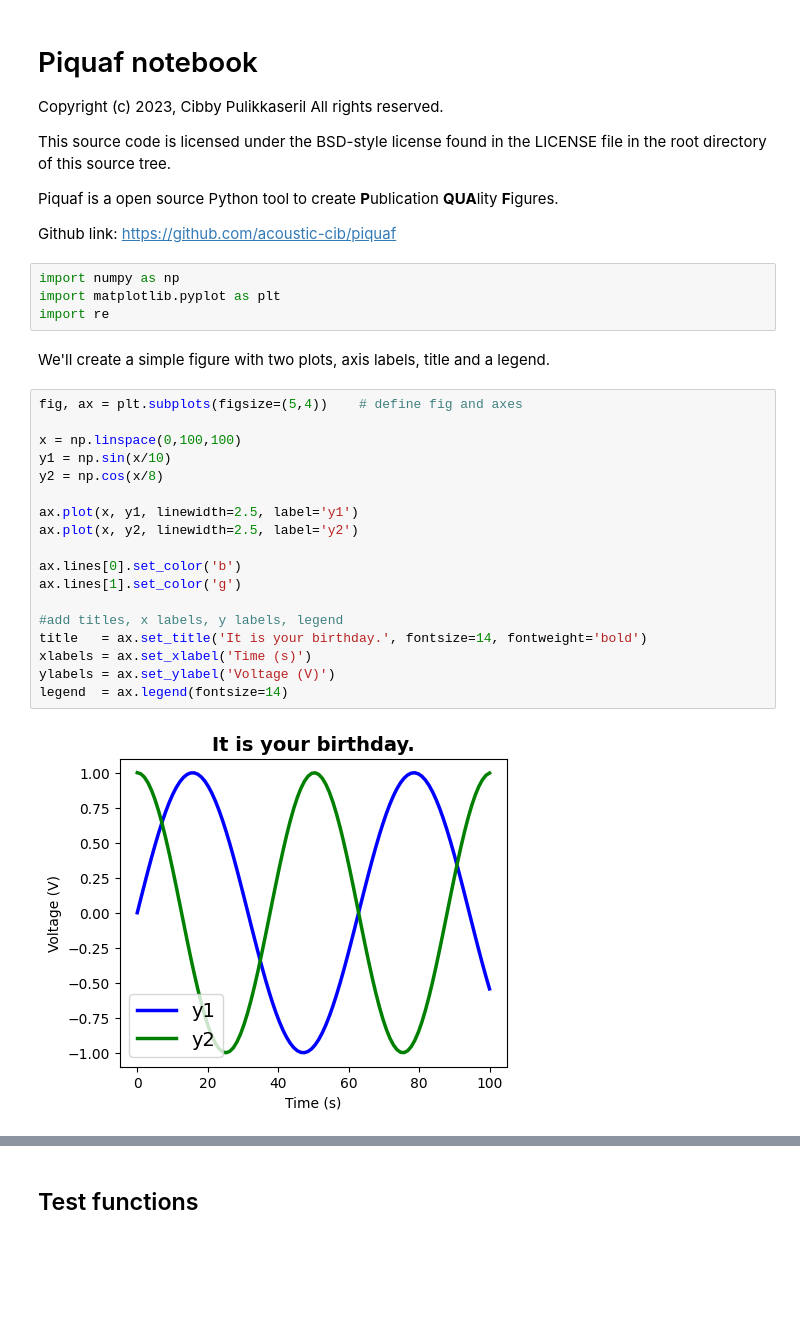
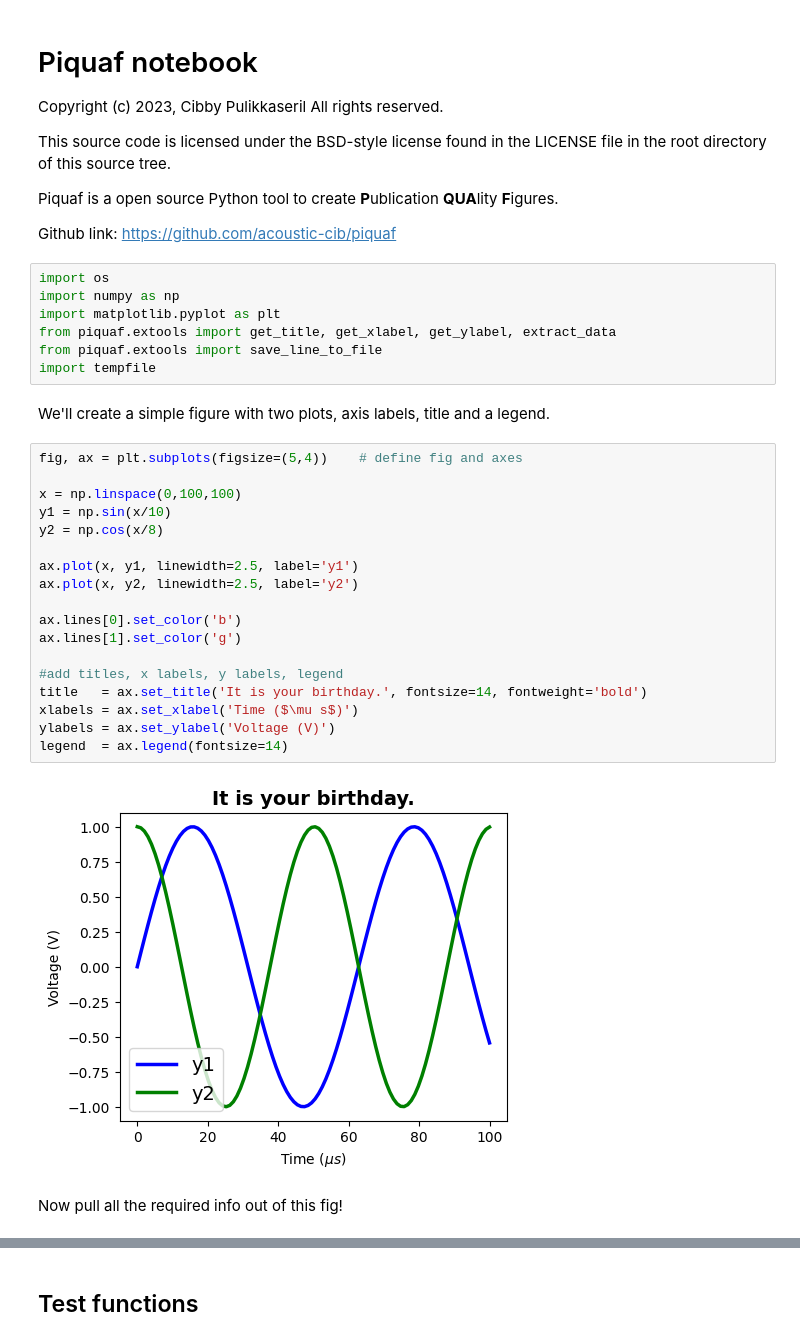
Before and after one commit to acoustic-cib/piquaf, a Jupyter notebook: Notebook_piquaf.ipynb, the cells around one changed output, grey strips where cells are left out. Cells and saved outputs as stored; diff of their text form; blank space fills up the shorter version.

```diff
--- a/Notebook_piquaf.ipynb
+++ b/Notebook_piquaf.ipynb
@@ -11,28 +11,33 @@ Piquaf is a open source Python tool to create <b>P</b>ublication <b>QUA</b>lity
 
 Github link: https://github.com/acoustic-cib/piquaf
 # %%
+import os
 import numpy as np
 import matplotlib.pyplot as plt
-import re
+from piquaf.extools import get_title, get_xlabel, get_ylabel, extract_data
+from piquaf.extools import save_line_to_file
+import tempfile
 # %% [markdown]
 We'll create a simple figure with two plots, axis labels, title and a legend.
 # %%
 fig, ax = plt.subplots(figsize=(5,4))    # define fig and axes
 
 x = np.linspace(0,100,100)
 y1 = np.sin(x/10)
 y2 = np.cos(x/8)
 
 ax.plot(x, y1, linewidth=2.5, label='y1')
 ax.plot(x, y2, linewidth=2.5, label='y2')
 
 ax.lines[0].set_color('b')
 ax.lines[1].set_color('g')
 
 #add titles, x labels, y labels, legend
 title   = ax.set_title('It is your birthday.', fontsize=14, fontweight='bold')
-xlabels = ax.set_xlabel('Time (s)')
+xlabels = ax.set_xlabel('Time ($\mu s$)')
 ylabels = ax.set_ylabel('Voltage (V)')
 legend  = ax.legend(fontsize=14)
 # %% [output]
-[figure, old version]
+[figure, new version]
+# %% [markdown]
+Now pull all the required info out of this fig!
```
Also changed, not shown: parts of 6 cells of this notebook, 2 other files.
